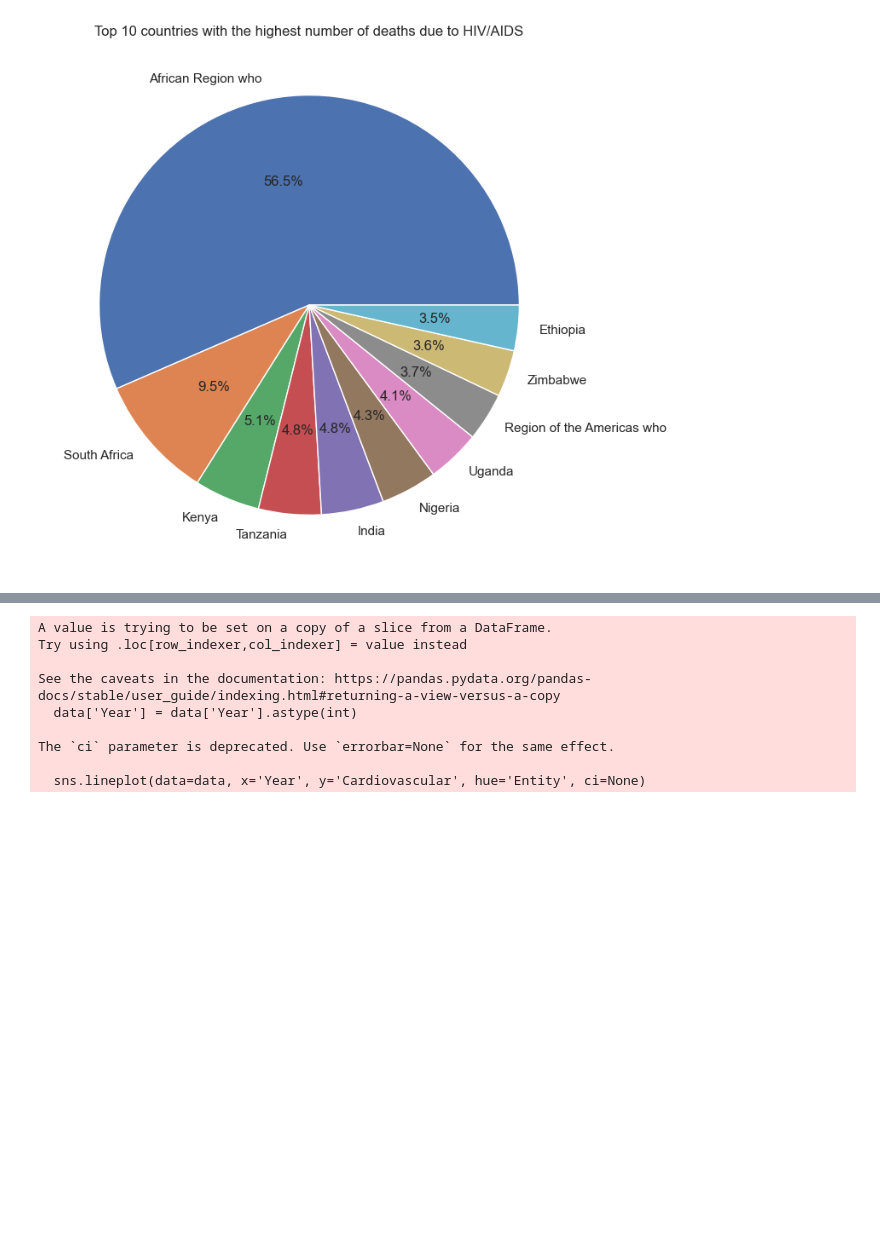
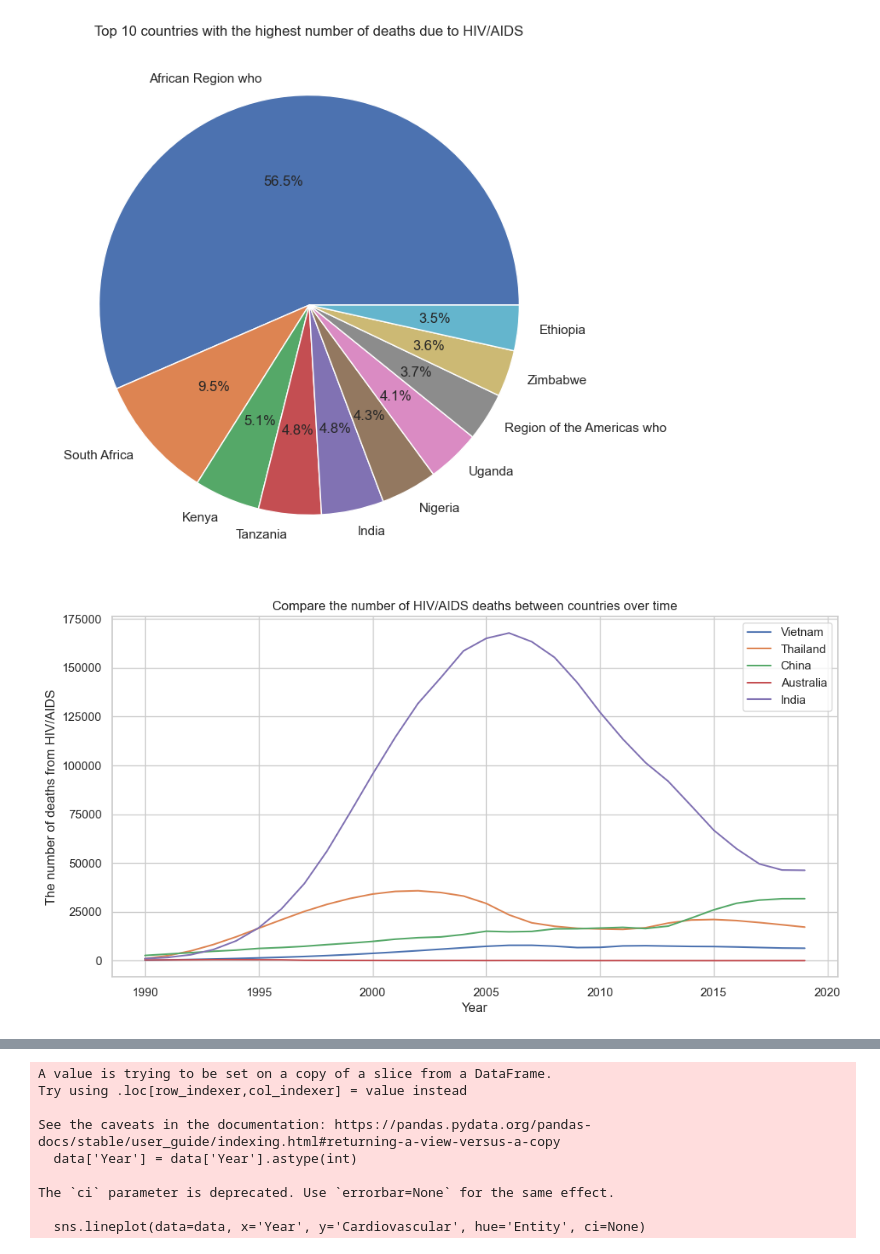
Before and after one commit to hoangvu1806/Analyze-annual-death-data, a Jupyter notebook: analysis.ipynb, the cells around one changed output, grey strips where cells are left out. Cells and saved outputs as stored; diff of their text form; code cells hidden in the pictures; blank space fills up the shorter version.

```diff
--- a/analysis.ipynb
+++ b/analysis.ipynb
@@ -451,3 +450,25 @@ plt.title('Top 10 countries with the highest number of deaths due to HIV/AIDS')
 plt.show()
 # %% [output]
 [figure]
+# %%
+countries = ['Vietnam', 'Thailand', 'China','Australia','India']
+# Choose the cause of death to analyze
+cause_of_death = 'HIV/AIDS'
+
+# Create new dataframe contains necessary information
+df_countries_selected = df_countries[df_countries['Entity'].isin(countries)]
+
+plt.figure(figsize=(12, 6))
+for country in countries:
+    data = df_countries_selected[df_countries_selected['Entity'] == country]
+    plt.plot(data['Year'], data[cause_of_death], label=country)
+
+plt.xlabel('Year')
+plt.yscale('linear')
+plt.ylabel('The number of deaths from HIV/AIDS')
+plt.title('Compare the number of HIV/AIDS deaths between countries over time')
+plt.legend()
+plt.grid(True)
+plt.show()
+# %% [output]
+[figure, added]
```
Also changed, not shown: parts of 7 cells of this notebook.
